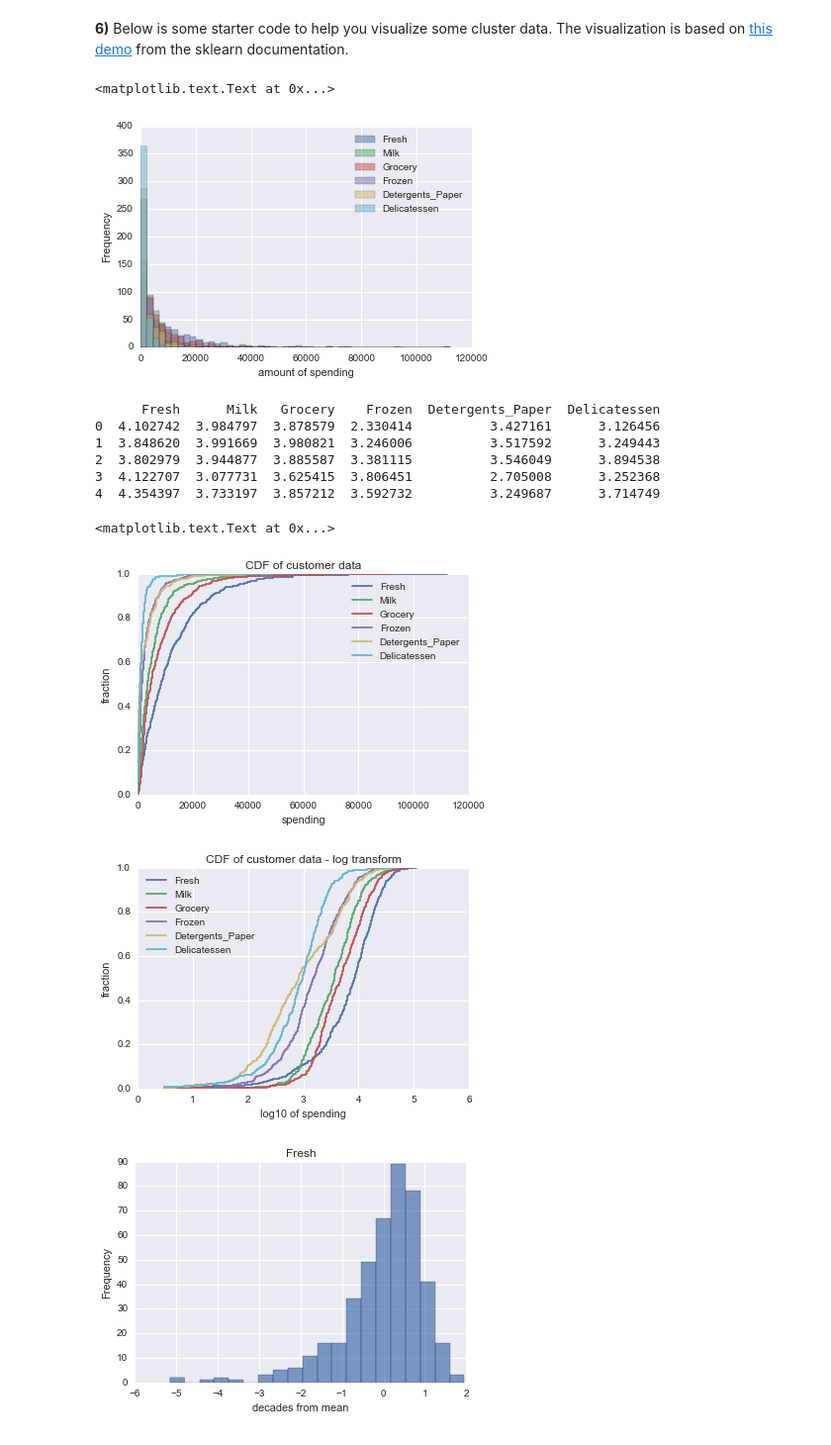
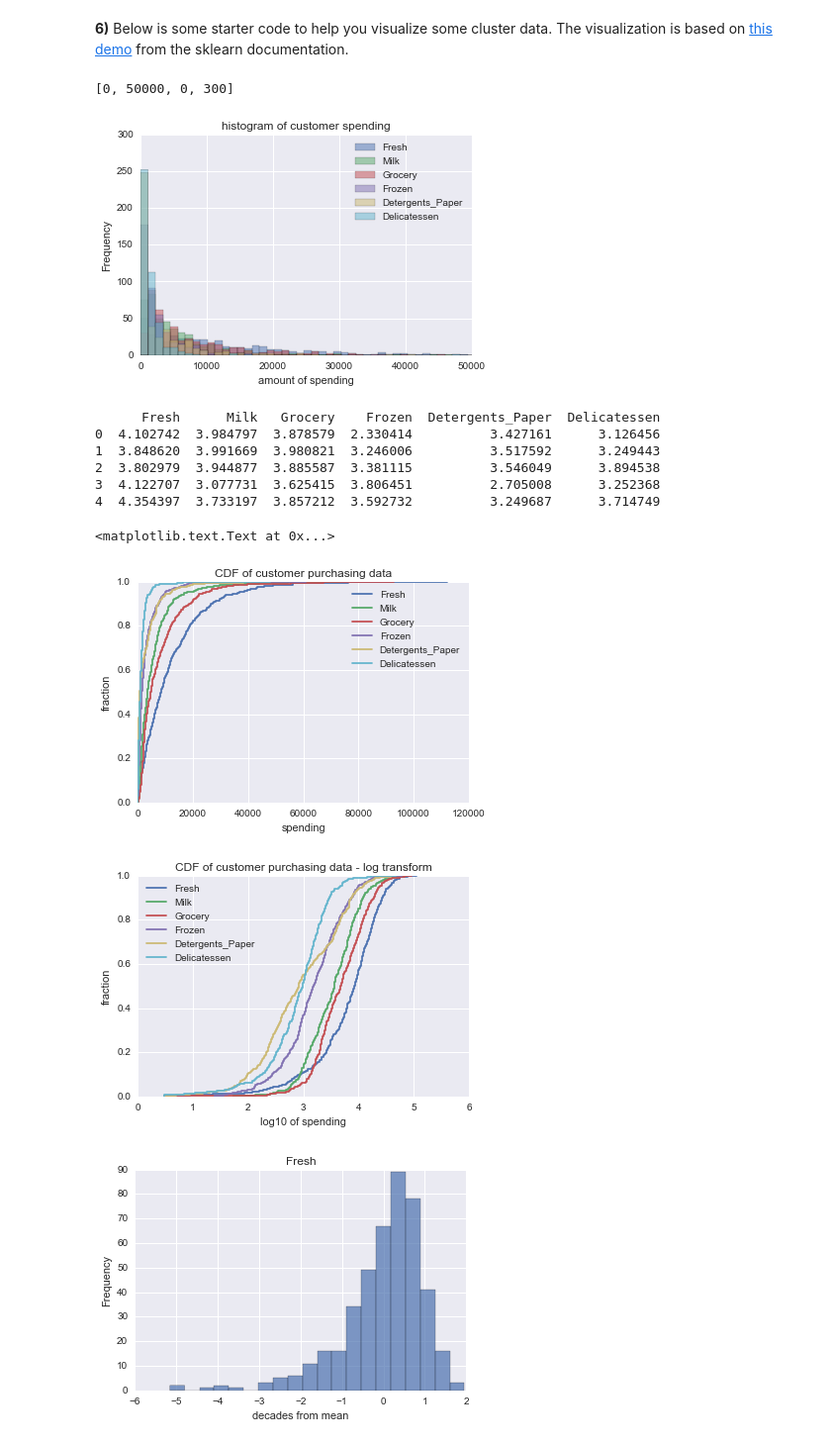
Before and after one commit to sharpround/customer_segments, a Jupyter notebook: customer_segments.ipynb, the cells around one changed output. Shown at 99% size. Cells and saved outputs as stored; diff of their text form; code cells hidden in the pictures.

```diff
--- a/customer_segments.ipynb
+++ b/customer_segments.ipynb
@@ -301,11 +309,13 @@ from sklearn.cluster import KMeans
 from sklearn.mixture import GMM
 # %%
 # histogram
-data.plot(kind='hist', alpha=0.5, bins=50)
+data.plot(kind='hist', alpha=0.5, bins=100)
 plt.xlabel("amount of spending")
+plt.title("histogram of customer spending")
+plt.axis([0, 50000, 0, 300])
 # %% [output]
-<matplotlib.text.Text at 0x...>
+[0, 50000, 0, 300]
-[figure, old version]
+[figure, new version]
 # %%
 data_log = data.apply(np.log10)
 print data_log.head()
@@ -331,7 +341,7 @@ def plot_cdf(df, column, new_fig=True):
 for col in data.columns:
     plot_cdf(data, col, new_fig=False)
 plt.legend(data.columns, loc='best')
-plt.title("CDF of customer data")
+plt.title("CDF of customer purchasing data")
 plt.ylabel("fraction")
 plt.xlabel("spending")
 
@@ -339,13 +349,13 @@ plt.figure()
 for col in data_log.columns:
     plot_cdf(data_log, col, new_fig=False)
 plt.legend(data_log.columns, loc='best')
-plt.title("CDF of customer data - log transform")
+plt.title("CDF of customer purchasing data - log transform")
 plt.ylabel("fraction")
 plt.xlabel("log10 of spending")
 # %% [output]
 <matplotlib.text.Text at 0x...>
-[figure, old version]
+[figure, new version]
-[figure, old version]
+[figure, new version]
 # %%
 # scale and mean center
 def scale_column(df, column, center='mean', scale='std'):
```
Also changed, not shown: parts of 13 cells of this notebook.
